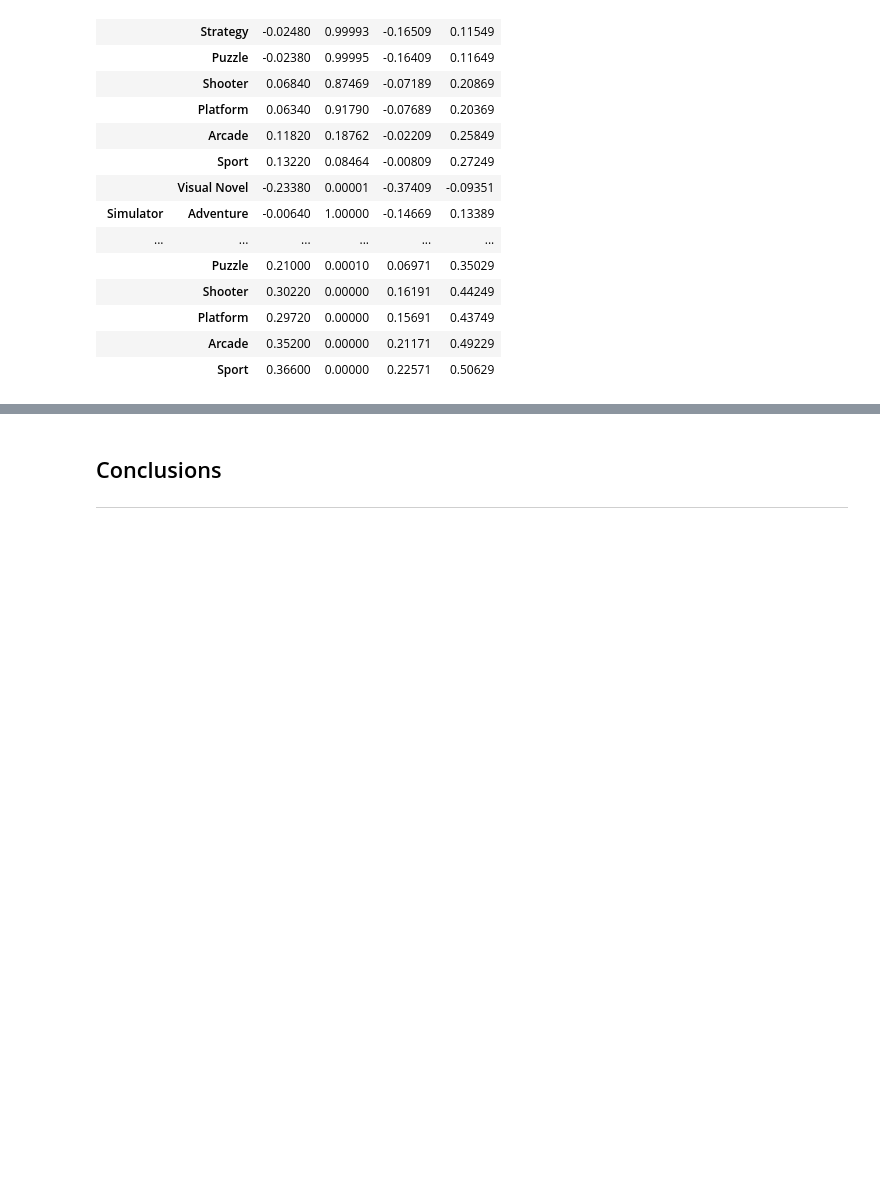
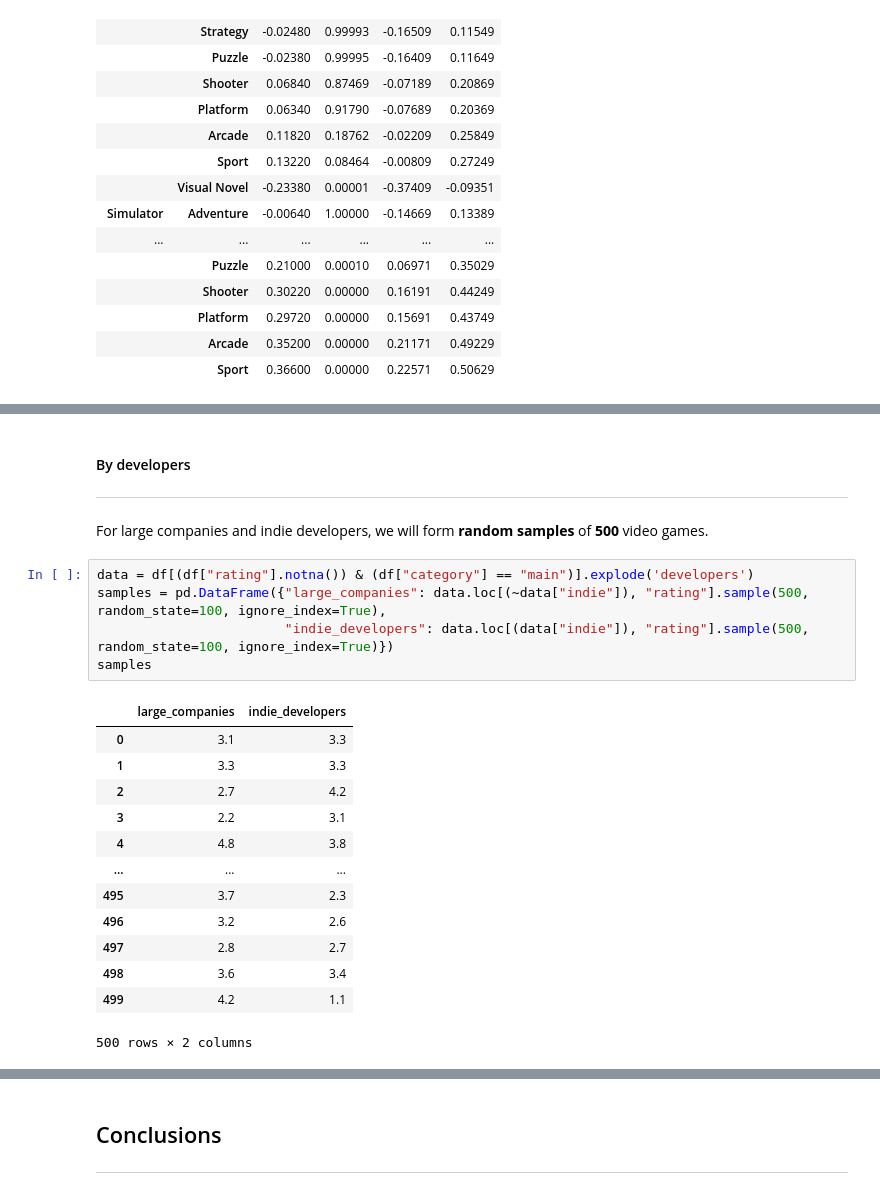
Before and after one commit to GSimonX37/video-games, a Jupyter notebook: notebooks/backloggd_sda.ipynb, the cells around one changed output, grey strips where cells are left out. Saved outputs shown, nothing was run; the diff lists cells and outputs as text; blank space fills up the shorter version.

```diff
--- a/notebooks/backloggd_sda.ipynb
+++ b/notebooks/backloggd_sda.ipynb
@@ -333,3 +336,27 @@ figure.axes[4].set_xlabel('Statistic')
 # %% [output]
 Text(0.5, 104.44444444444443, 'Statistic')
 [figure]
+# %% [markdown]
+#### <a id=rating_distribution_by_developers>By developers</a>
+***
+# %% [markdown]
+For large companies and indie developers, we will form **random samples** of **500** video games.
+# %%
+data = df[(df["rating"].notna()) & (df["category"] == "main")].explode('developers')
+samples = pd.DataFrame({"large_companies": data.loc[(~data["indie"]), "rating"].sample(500, random_state=100, ignore_index=True),
+                        "indie_developers": data.loc[(data["indie"]), "rating"].sample(500, random_state=100, ignore_index=True)})
+samples
+# %% [output]
+|  | large_companies | indie_developers |
+| 0 | 3.1 | 3.3 |
+| 1 | 3.3 | 3.3 |
+| 2 | 2.7 | 4.2 |
+| 3 | 2.2 | 3.1 |
+| 4 | 4.8 | 3.8 |
+| ... | ... | ... |
+| 495 | 3.7 | 2.3 |
+| 496 | 3.2 | 2.6 |
+| 497 | 2.8 | 2.7 |
+| 498 | 3.6 | 3.4 |
+| 499 | 4.2 | 1.1 |
+500 rows × 2 columns
```
Also changed, not shown: parts of 21 cells of this notebook.
